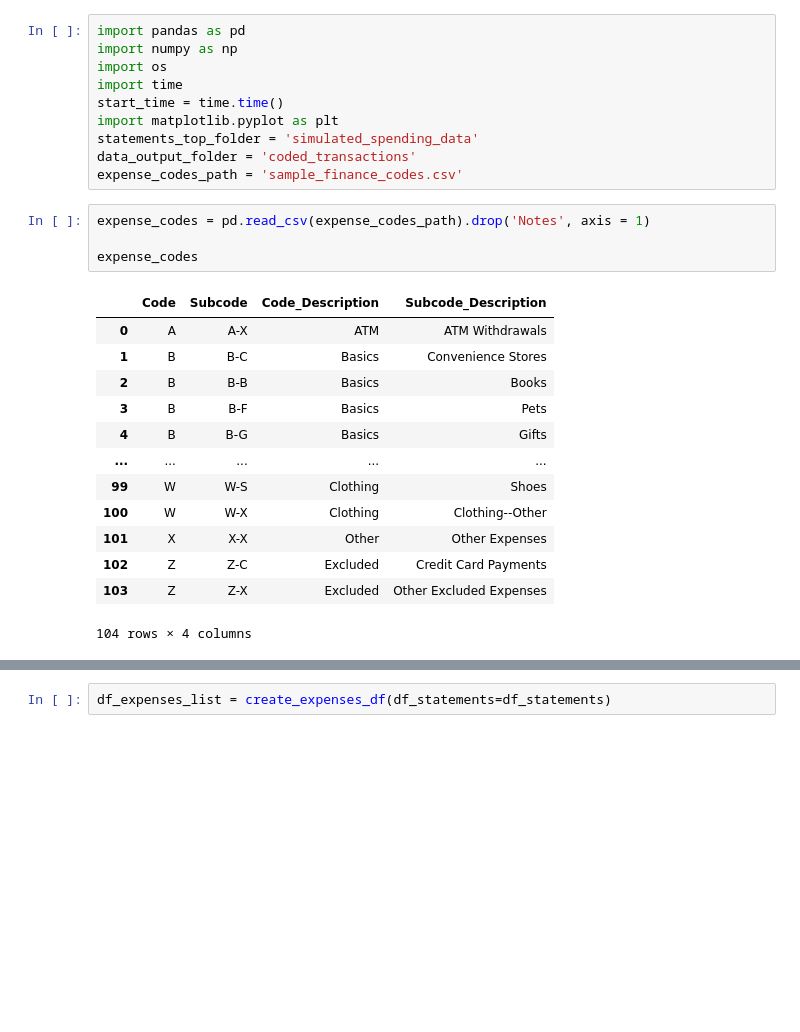
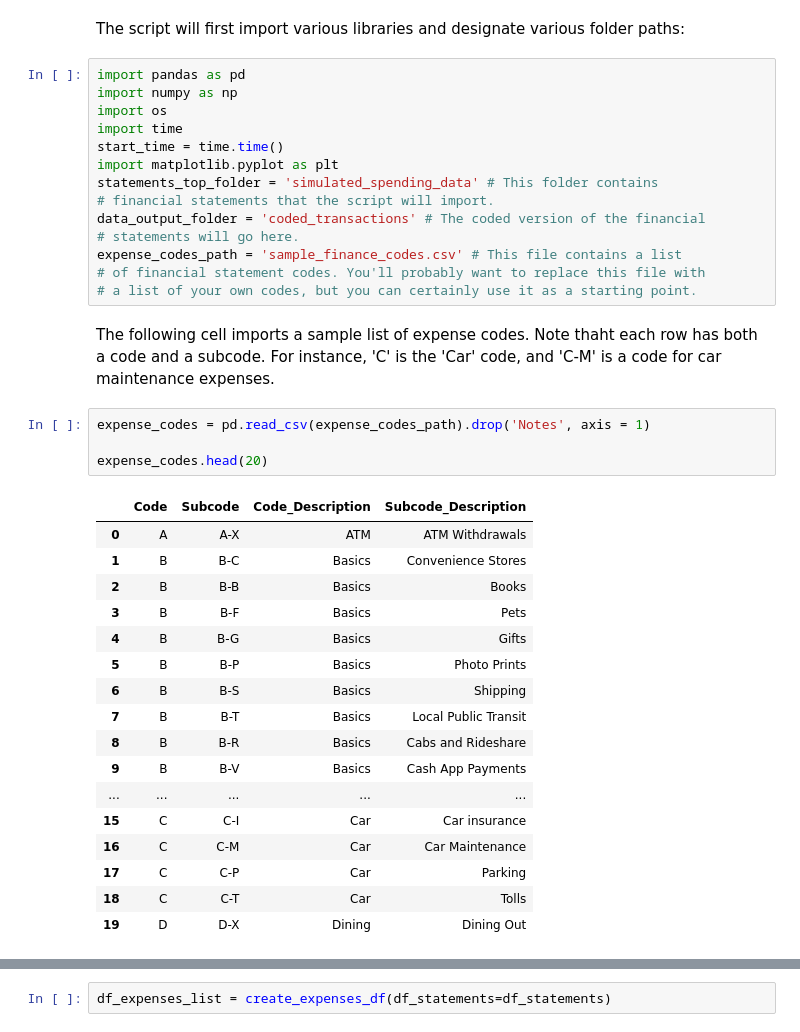
Before and after one commit to kburchfiel/python_spending_analyzer, a Jupyter notebook: financial_statements_coding_tool_public.ipynb, the cells around one changed output, grey strips where cells are left out. Cells and saved outputs as stored; diff of their text form; blank space fills up the shorter version.

```diff
--- a/financial_statements_coding_tool_public.ipynb
+++ b/financial_statements_coding_tool_public.ipynb
@@ -7,3 +13,5 @@ Released under the MIT license
+# %% [markdown]
+The script will first import various libraries and designate various folder paths:
 # %%
 import pandas as pd
 import numpy as np
@@ -11,24 +19,34 @@ import os
 import time
 start_time = time.time()
 import matplotlib.pyplot as plt
-statements_top_folder = 'simulated_spending_data'
-data_output_folder = 'coded_transactions'
-expense_codes_path = 'sample_finance_codes.csv'
+statements_top_folder = 'simulated_spending_data' # This folder contains
+# financial statements that the script will import.
+data_output_folder = 'coded_transactions' # The coded version of the financial
+# statements will go here.
+expense_codes_path = 'sample_finance_codes.csv' # This file contains a list
+# of financial statement codes. You'll probably want to replace this file with
+# a list of your own codes, but you can certainly use it as a starting point.
+# %% [markdown]
+The following cell imports a sample list of expense codes. Note thaht each row has both a code and a subcode. For instance, 'C' is the 'Car' code, and 'C-M' is a code for car maintenance expenses.
 # %%
 expense_codes = pd.read_csv(expense_codes_path).drop('Notes', axis = 1)
 
-expense_codes
+expense_codes.head(20)
 # %% [output]
 |  | Code | Subcode | Code_Description | Subcode_Description |
 | 0 | A | A-X | ATM | ATM Withdrawals |
 | 1 | B | B-C | Basics | Convenience Stores |
 | 2 | B | B-B | Basics | Books |
 | 3 | B | B-F | Basics | Pets |
 | 4 | B | B-G | Basics | Gifts |
+| 5 | B | B-P | Basics | Photo Prints |
+| 6 | B | B-S | Basics | Shipping |
+| 7 | B | B-T | Basics | Local Public Transit |
+| 8 | B | B-R | Basics | Cabs and Rideshare |
+| 9 | B | B-V | Basics | Cash App Payments |
 | ... | ... | ... | ... | ... |
-| 99 | W | W-S | Clothing | Shoes |
-| 100 | W | W-X | Clothing | Clothing--Other |
-| 101 | X | X-X | Other | Other Expenses |
-| 102 | Z | Z-C | Excluded | Credit Card Payments |
-| 103 | Z | Z-X | Excluded | Other Excluded Expenses |
+| 15 | C | C-I | Car | Car insurance |
+| 16 | C | C-M | Car | Car Maintenance |
+| 17 | C | C-P | Car | Parking |
+| 18 | C | C-T | Car | Tolls |
+| 19 | D | D-X | Dining | Dining Out |
-104 rows × 4 columns
```
Also changed, not shown: parts of 36 cells of this notebook, 13 other files.
